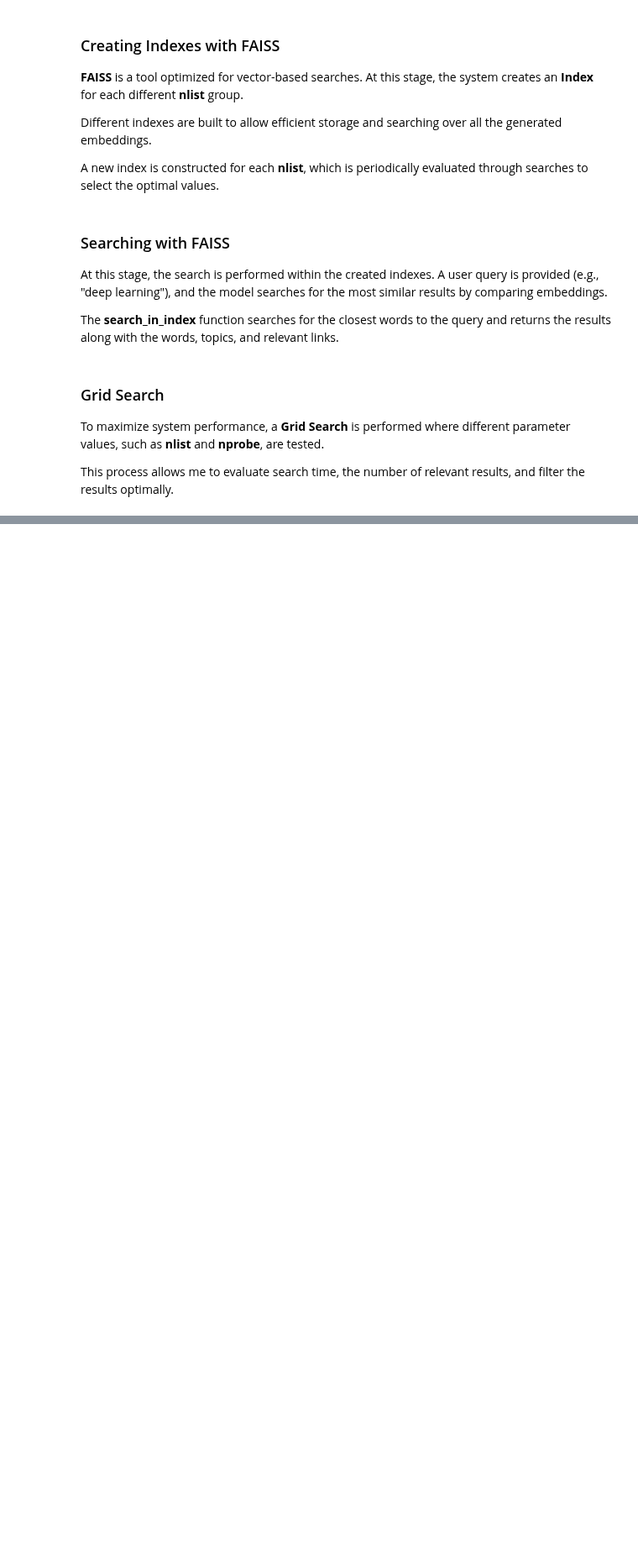
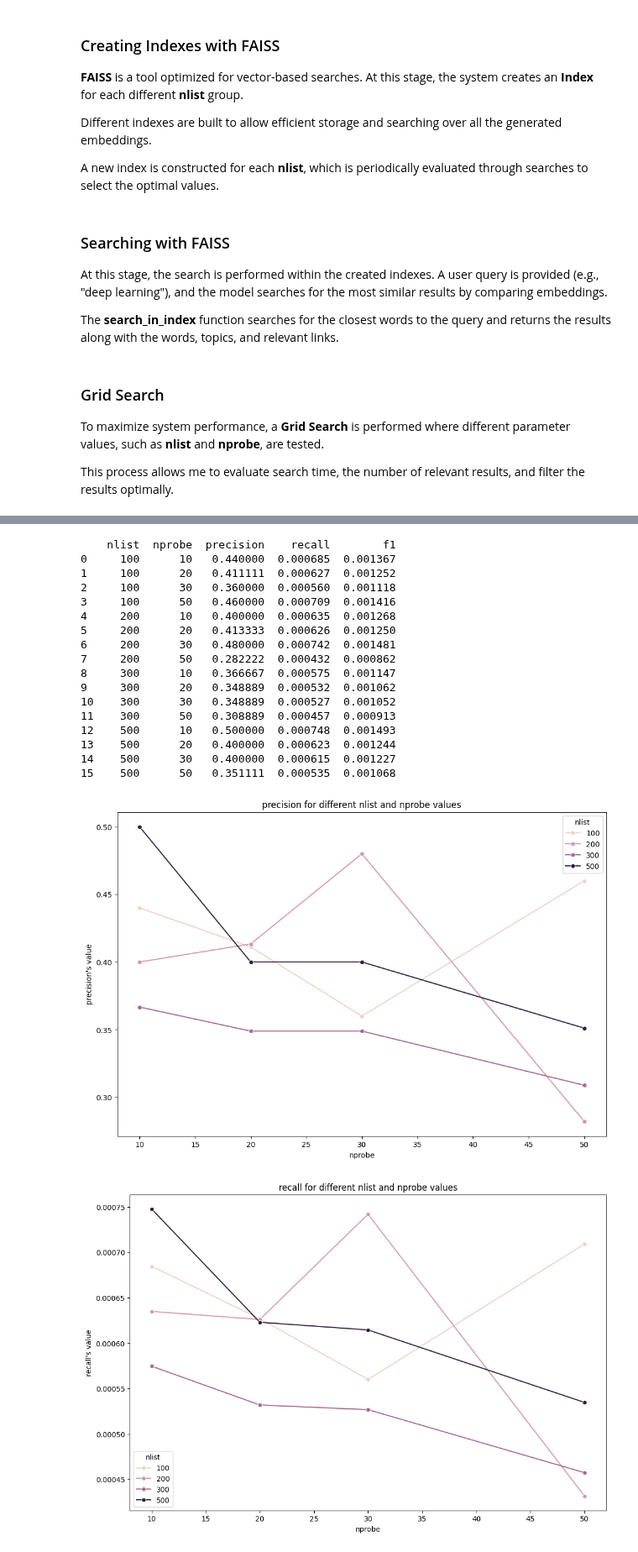
Before and after one commit to noambassat/RAG_Agent_GITHUB_Rep.project, a Jupyter notebook: RAG.ipynb, the cells around one changed output, grey strips where cells are left out. Shown at 84% size. Cells and saved outputs as stored; diff of their text form; code cells hidden in the pictures; blank space fills up the shorter version.

```diff
--- a/RAG.ipynb
+++ b/RAG.ipynb
@@ -133,7 +133,7 @@ A new index is constructed for each **nlist**, which is periodically evaluated t
 # %%
 def create_optimized_faiss_indexes(all_vectors, nlist_values):
     """
-    יצירת אינדקסים שונים עם FAISS עבור ערכי nlist שונים.
+    Creating Different Indexes with FAISS for Various nlist Values
     """
     d = all_vectors.shape[1]
     indexes = {}
@@ -150,7 +150,7 @@ def create_optimized_faiss_indexes(all_vectors, nlist_values):
 
     return indexes
 
-# ---- בניית אינדקסים עם ערכי nlist שונים ----
+
 nlist_values = [100, 200, 300, 500]
 indexes = create_optimized_faiss_indexes(all_vectors, nlist_values)
 # %% [markdown]
@@ -161,7 +161,7 @@ The **search_in_index** function searches for the closest words to the query and
 # %%
 def search_in_index(query: str, index, top_k: int = 10, nprobe: int = 10):
     """
-    חיפוש מתקדם עם FAISS בעזרת IndexIVFFlat.
+    Advanced Search with FAISS using IndexIVFFlat
     """
     index.nprobe = nprobe
     query_vector = embeddings.embed_query(query)
@@ -188,7 +188,7 @@ def search_in_index(query: str, index, top_k: int = 10, nprobe: int = 10):
             "score": score
         })
 
-    search_time = end_time - start_time  # זמן חיפוש
+    search_time = end_time - start_time
     return results, search_time
 # %% [markdown]
 ### Grid Search
@@ -198,7 +198,7 @@ This process allows me to evaluate search time, the number of relevant results,
 # %%
 def grid_search_faiss(queries, indexes, nprobe_values, top_k=10):
     """
-    ביצוע חיפוש עבור כל השילובים של nlist ו-nprobe, ושמירת הביצועים והפרויקטים שנמצאו.
+    Performing Searches for All Combinations of nlist and nprobe
     """
     results_summary = []
 
@@ -207,13 +207,13 @@ def grid_search_faiss(queries, indexes, nprobe_values, top_k=10):
             for query in queries:
                 search_results, search_time = search_in_index(query, index, top_k=top_k, nprobe=nprobe)
 
-                # שמירת שמות הפרויקטים שנמצאו ברשימה
+
                 found_projects = [result['name'] for result in search_results]
                 found_topics = [result['topics'] for result in search_results]
                 found_urls = [result['url'] for result in search_results]
                 found_scores = [result['score'] for result in search_results]
 
-                # שמירת המידע בתוצאות הסופיות
+
                 results_summary.append({
                     "query": query,
                     "nlist": nlist,
@@ -228,7 +228,7 @@ def grid_search_faiss(queries, indexes, nprobe_values, top_k=10):
 
                 })
 
-    # המרת כל התוצאות ל-DataFrame של Pandas
+
     results_df = pd.DataFrame(results_summary)
     return results_df
 # %%
@@ -339,0 +519,47 @@ plt.show()
+# %%
+def lineplot_df(grouped,metric):
+
+  plt.figure(figsize=(12, 8))
+  sns.lineplot(data = grouped, x = 'nprobe', y=metric, hue='nlist', marker = 'o')
+
+  plt.title(f"{metric} for different nlist and nprobe values")
+  plt.xlabel("nprobe")
+  plt.ylabel(f"{metric}'s value")
+  plt.legend(title="nlist")
+  plt.show()
+
+
+def analyze_results(results_df):
+
+  metrics = ['precision', 'recall', 'f1']
+  grouped_results = results_df.groupby(['nlist', 'nprobe']).agg({
+  'precision': 'mean',
+  'recall': 'mean',
+  'f1': 'mean'
+  }).reset_index()
+
+
+  print(grouped_results)
+
+  [lineplot_df(grouped_results, metric) for metric in metrics]
+analyze_results(results_df)
+# %% [output]
+    nlist  nprobe  precision    recall        f1
+0     100      10   0.440000  0.000685  0.001367
+1     100      20   0.411111  0.000627  0.001252
+2     100      30   0.360000  0.000560  0.001118
+3     100      50   0.460000  0.000709  0.001416
+4     200      10   0.400000  0.000635  0.001268
+5     200      20   0.413333  0.000626  0.001250
+6     200      30   0.480000  0.000742  0.001481
+7     200      50   0.282222  0.000432  0.000862
+8     300      10   0.366667  0.000575  0.001147
+9     300      20   0.348889  0.000532  0.001062
+10    300      30   0.348889  0.000527  0.001052
+11    300      50   0.308889  0.000457  0.000913
+12    500      10   0.500000  0.000748  0.001493
+13    500      20   0.400000  0.000623  0.001244
+14    500      30   0.400000  0.000615  0.001227
+15    500      50   0.351111  0.000535  0.001068
+[figure, added]
+[figure, added]
```
Also changed, not shown: parts of 15 cells of this notebook.
